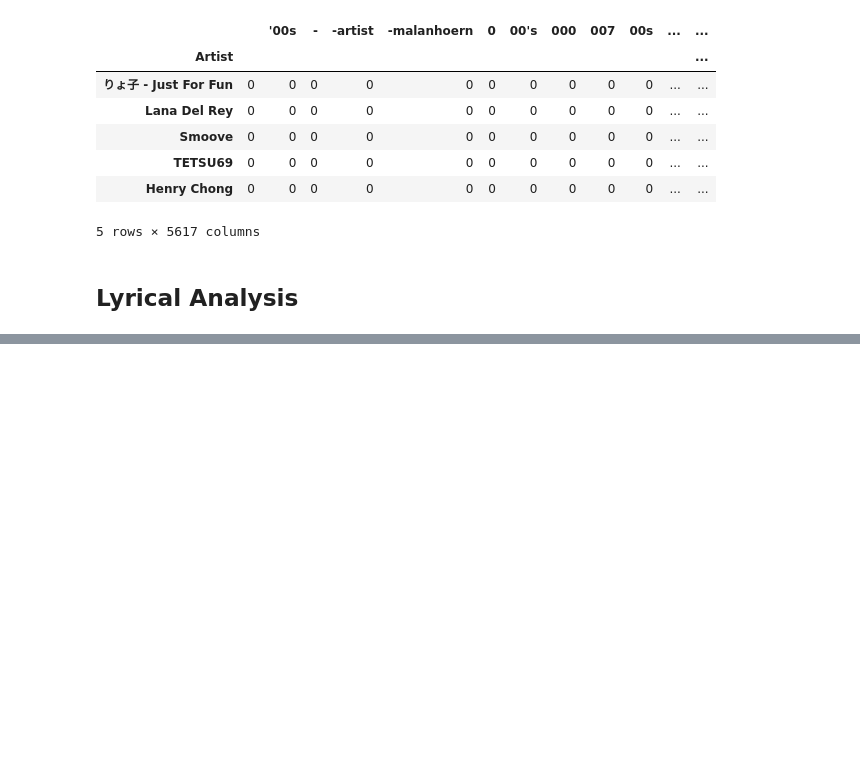
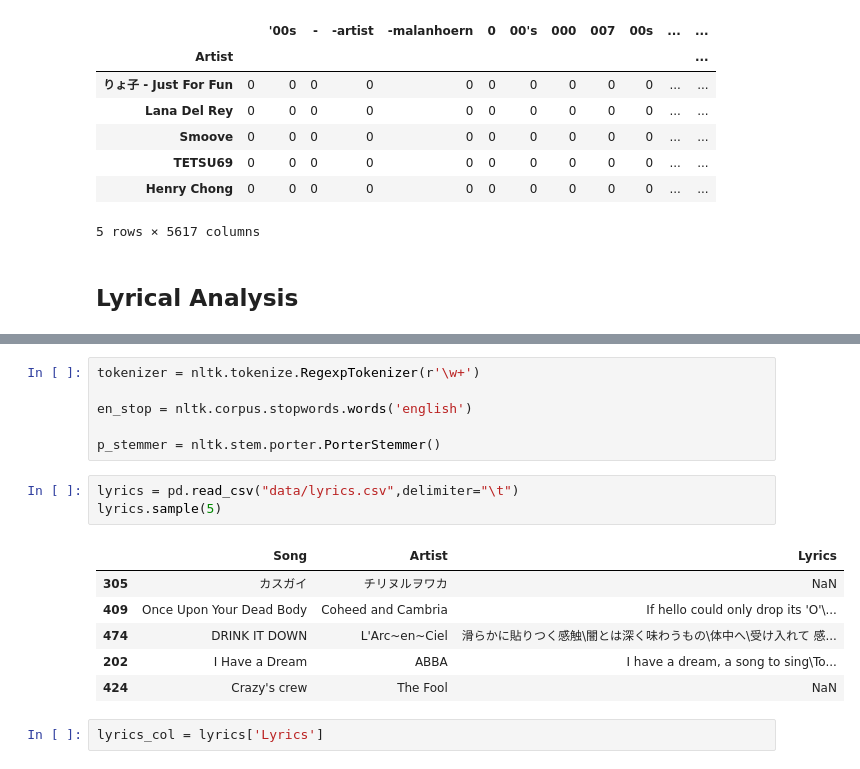
Before and after one commit to edelgrace/last.fm_data_story, a Jupyter notebook: Project 1.2.ipynb, the cells around one changed output, grey strips where cells are left out. Drawn from its saved outputs; the diff is of its cells as text; blank space fills up the shorter version.

Commit message:
Lyric theme question

```diff
--- a/Project 1.2.ipynb
+++ b/Project 1.2.ipynb
@@ -111,0 +122,18 @@ tags_df.sample(5)
+# %%
+tokenizer = nltk.tokenize.RegexpTokenizer(r'\w+')
+
+en_stop = nltk.corpus.stopwords.words('english')
+
+p_stemmer = nltk.stem.porter.PorterStemmer()
+# %%
+lyrics = pd.read_csv("data/lyrics.csv",delimiter="\t")
+lyrics.sample(5)
+# %% [output]
+|  | Song | Artist | Lyrics |
+| 305 | カスガイ | チリヌルヲワカ | NaN |
+| 409 | Once Upon Your Dead Body | Coheed and Cambria | If hello could only drop its 'O'\... |
+| 474 | DRINK IT DOWN | L'Arc~en~Ciel | 滑らかに貼りつく感触\闇とは深く味わうもの\体中へ\受け入れて 感... |
+| 202 | I Have a Dream | ABBA | I have a dream, a song to sing\To... |
+| 424 | Crazy's crew | The Fool | NaN |
+# %%
+lyrics_col = lyrics['Lyrics']
```
Also changed, not shown: parts of 9 cells of this notebook, 1 other file.
